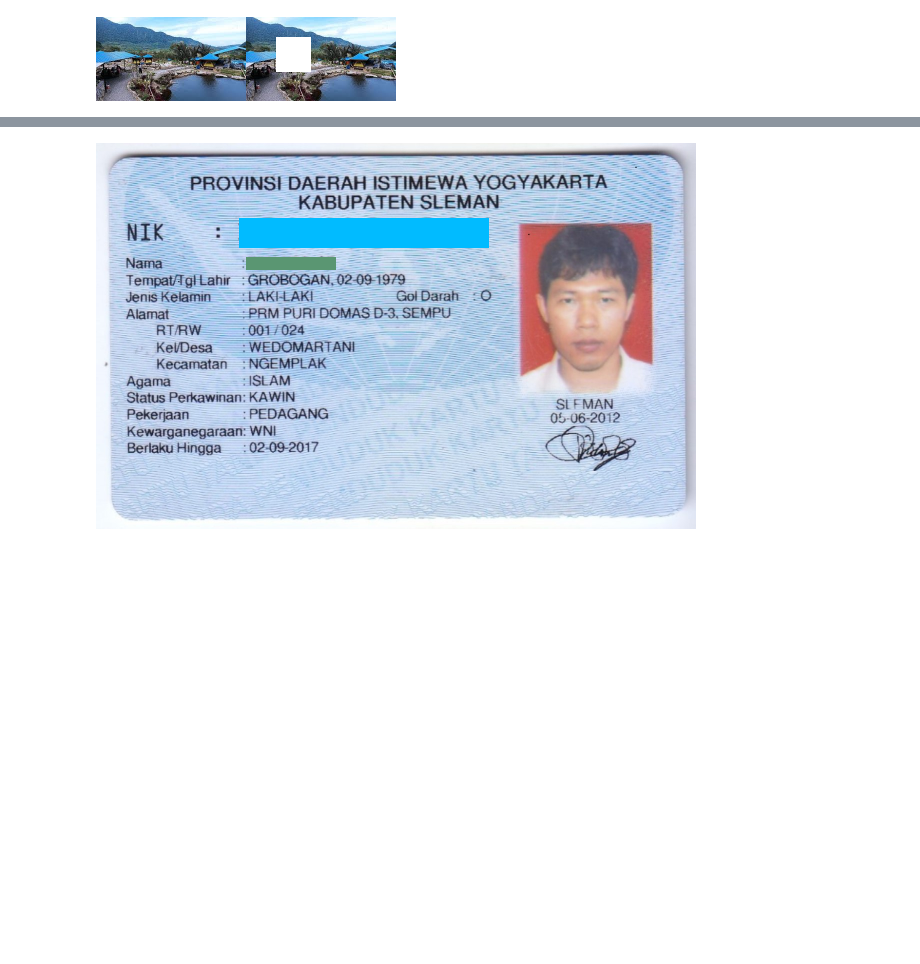
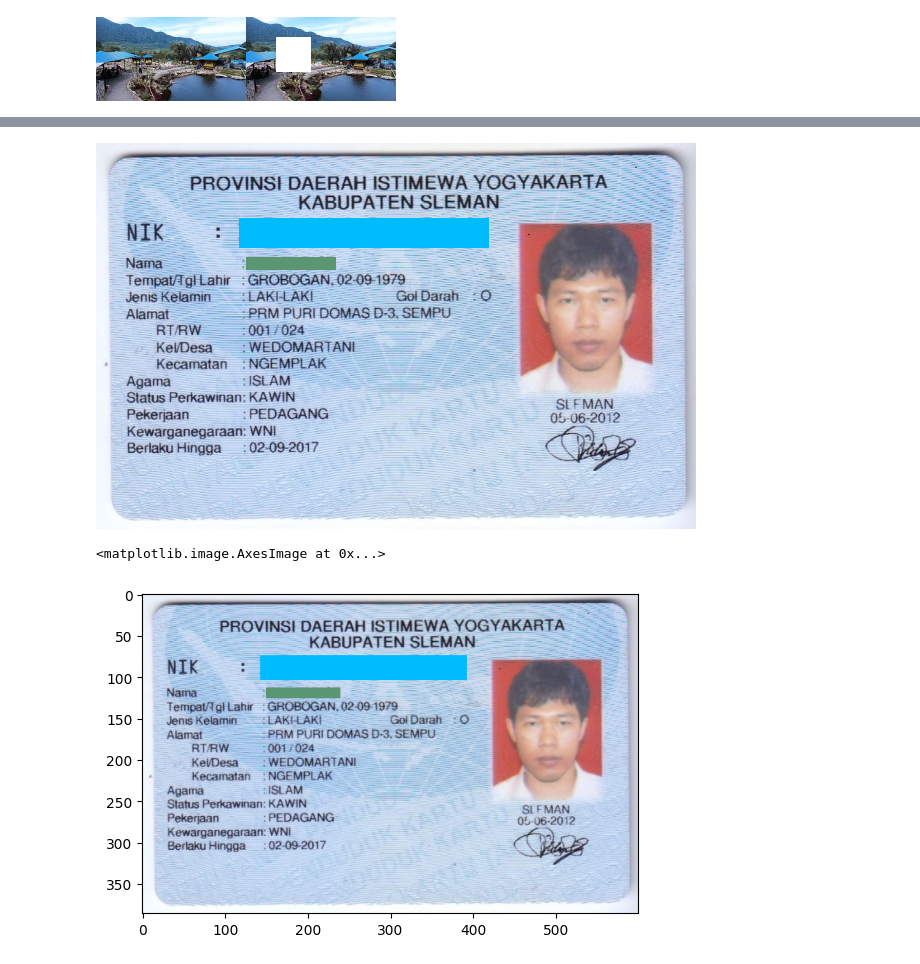
Before and after one commit to langodayyy/pcvk, a Jupyter notebook: pcvk_week1.ipynb, the cells around one changed output, grey strips where cells are left out. Drawn from its saved outputs; the diff is of its cells as text; code cells hidden in the pictures; blank space fills up the shorter version.

```diff
--- a/pcvk_week1.ipynb
+++ b/pcvk_week1.ipynb
@@ -129,25 +136,29 @@ cv2_imshow(final_frame)
 # %%
 path="ktp.jpg"
 image = io.imread(path)                            #read image
 image = cv.resize(image, (0,0), fx=0.5, fy=0.5)   #resize image to half size
 ktp = cv.cvtColor(image, cv.COLOR_BGR2RGB)    #convert color to rgb
 # cv2_imshow(image_2)                           #show image
 print('\n')
 
 
 nik=[75,143,30,250]
 
 for x in range (nik[2]):
   for y in range(nik[3]):
     ktp[nik[0]+x, nik[1]+y] = [255,187,1]
 
 nama=[114,150,13,90]
 
 for x in range (nama[2]):
   for y in range(nama[3]):
     ktp[nama[0]+x, nama[1]+y] = [114,150,90]
 
 #final_frame = cv.hconcat((image_2, image_3))
 cv2_imshow(ktp)
+ktp = cv.cvtColor(ktp, cv.COLOR_RGB2BGR)
+plt.imshow(ktp)
 # %% [output]
 [figure]
+<matplotlib.image.AxesImage at 0x...>
+[figure, added]
```
Also changed, not shown: parts of 1 cell of this notebook.
